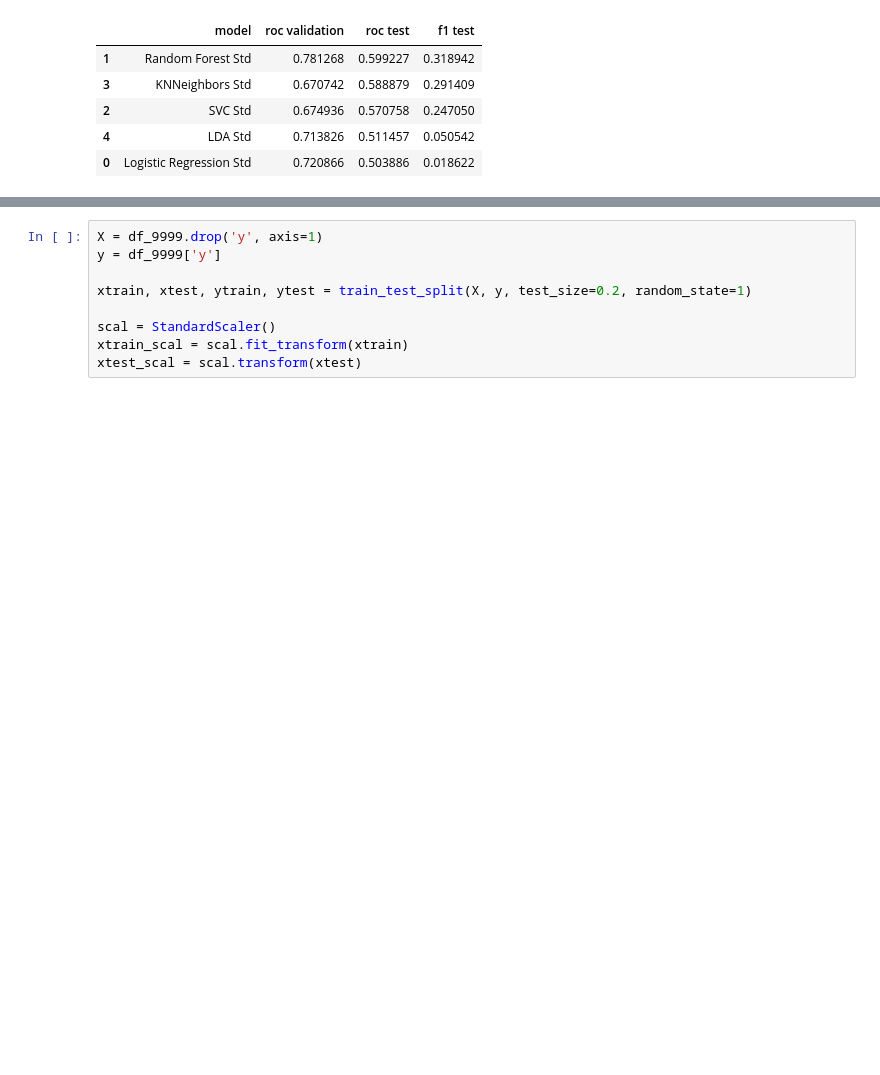
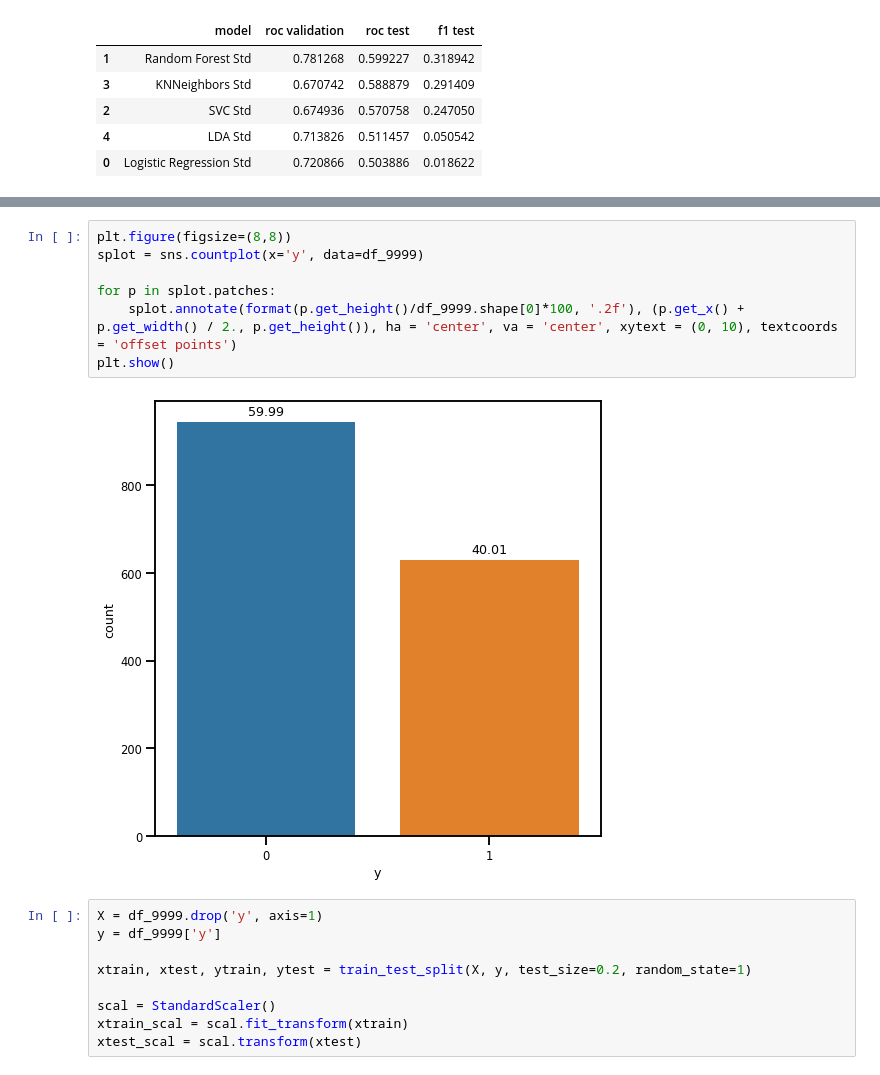
Before and after one commit to tomiambro/ap_automatico, a Jupyter notebook: tp1.ipynb, the cells around one changed output, grey strips where cells are left out. Drawn from its saved outputs; the diff is of its cells as text; blank space fills up the shorter version.

```diff
--- a/tp1.ipynb
+++ b/tp1.ipynb
@@ -333,3 +350,12 @@ df_9999.shape[0]
+# %%
+plt.figure(figsize=(8,8))
+splot = sns.countplot(x='y', data=df_9999)
+
+for p in splot.patches:
+    splot.annotate(format(p.get_height()/df_9999.shape[0]*100, '.2f'), (p.get_x() + p.get_width() / 2., p.get_height()), ha = 'center', va = 'center', xytext = (0, 10), textcoords = 'offset points')
+plt.show()
+# %% [output]
+[figure, added]
 # %%
 X = df_9999.drop('y', axis=1)
 y = df_9999['y']
```
Also changed, not shown: parts of 9 cells of this notebook.
